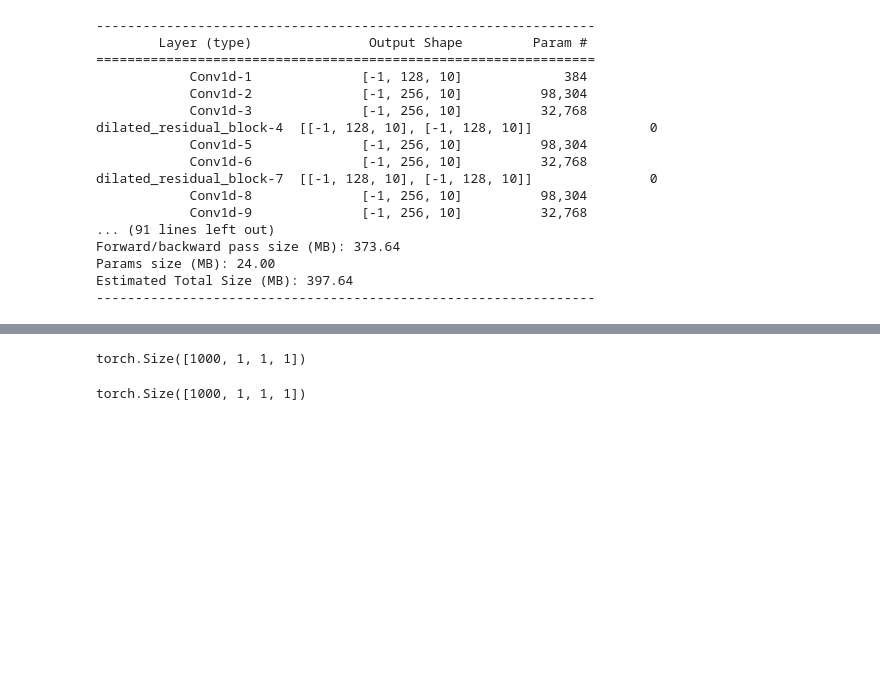
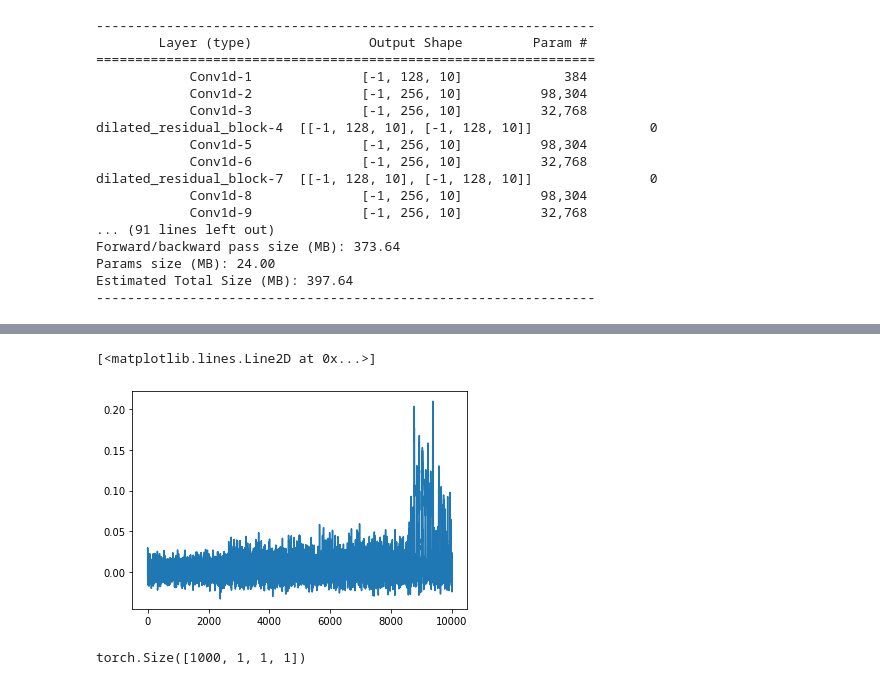
Before and after one commit to alexander-prutko/mil-audio-denoising, a Jupyter notebook: scratch.ipynb, the cells around one changed output, grey strips where cells are left out. Cells and saved outputs as stored; diff of their text form; code cells hidden in the pictures; blank space fills up the shorter version.

```diff
--- a/scratch.ipynb
+++ b/scratch.ipynb
@@ -358,16 +372,19 @@ loss_fn = nn.L1Loss()
 # %%
 waveform, sample_rate = torchaudio.load("wav.wav")
 waveform = waveform[:1, :]
-waveform = waveform.narrow(1, 0, 1000).T
+waveform = torch.tensor(waveform.narrow(1, 0, 10000).T, dtype=torch.float32)
+noise = np.array(np.random.normal(0, 0.01, waveform.shape), dtype="double")
+waveform_n = torch.tensor(waveform+noise, dtype=torch.float32)
 
 train_losses = []
 
-for epoch in tqdm(range(1, 5)):
+for epoch in tqdm(range(1, 50)):
     counter = 0
     model.train()
     batch_losses=[]
     batch_metric=[]
     data = waveform
+    data_n = waveform_n
     while True:
         print(counter, end='\r')
         x, y = torch.clone(data), torch.clone(data)
@@ -397,2 +430,2 @@ Epoch - 4 Train-Loss : 0.0008266077493317425
 # %%
-y = model(waveform).squeeze()
+y = model(waveform_n).squeeze()
@@ -400,10 +437,13 @@ y = model(waveform).squeeze()
 display(ipd.Audio(y.detach().numpy(), rate=sample_rate));
 # %% [output]
 [interactive output not drawn]
-# %%
-x.shape
-# %% [output]
-torch.Size([1000, 1, 1, 1])
+# %%
+nnn = y.detach().numpy()-x.squeeze().numpy()
+# %%
+pylab.plot(nnn)
+# %% [output]
+[<matplotlib.lines.Line2D at 0x...>]
+[figure, added]
 # %%
 data.shape
 # %% [output]
```
Also changed, not shown: parts of 9 cells of this notebook.
